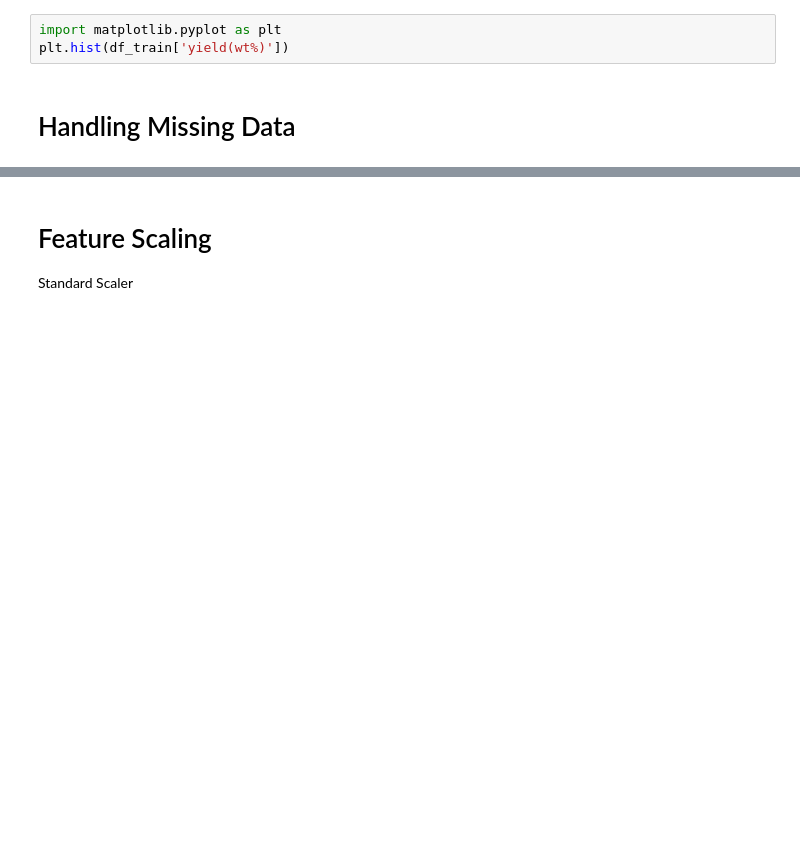
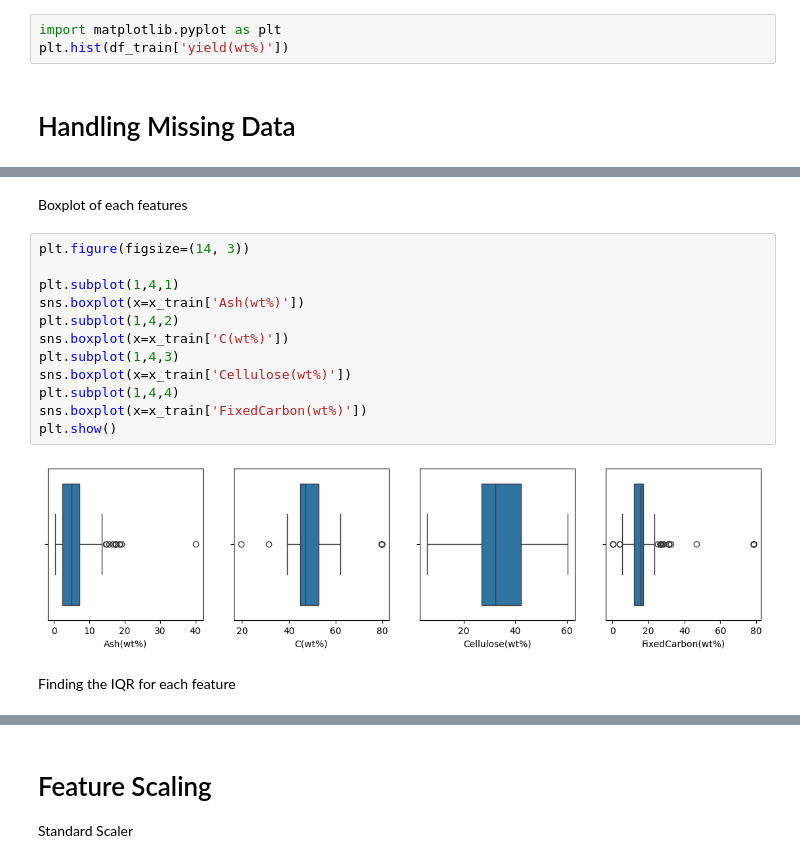
Before and after one commit to 17m301/BioFuel_YieldPrediction, a Jupyter notebook: Model.ipynb, the cells around one changed output, grey strips where cells are left out. Cells and saved outputs as stored; diff of their text form; blank space fills up the shorter version.

```diff
--- a/Model.ipynb
+++ b/Model.ipynb
@@ -75,0 +129,18 @@ dtype: int64
+# %% [markdown]
+Boxplot of each features
+# %%
+plt.figure(figsize=(14, 3))
+
+plt.subplot(1,4,1)
+sns.boxplot(x=x_train['Ash(wt%)'])
+plt.subplot(1,4,2)
+sns.boxplot(x=x_train['C(wt%)'])
+plt.subplot(1,4,3)
+sns.boxplot(x=x_train['Cellulose(wt%)'])
+plt.subplot(1,4,4)
+sns.boxplot(x=x_train['FixedCarbon(wt%)'])
+plt.show()
+# %% [output]
+[figure, added]
+# %% [markdown]
+Finding the IQR for each feature
```
Also changed, not shown: parts of 10 cells of this notebook.
